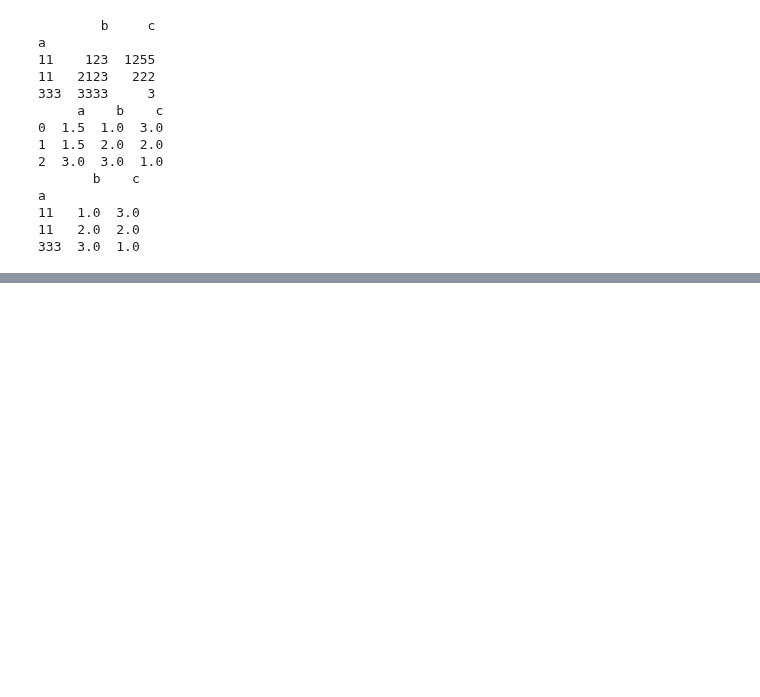
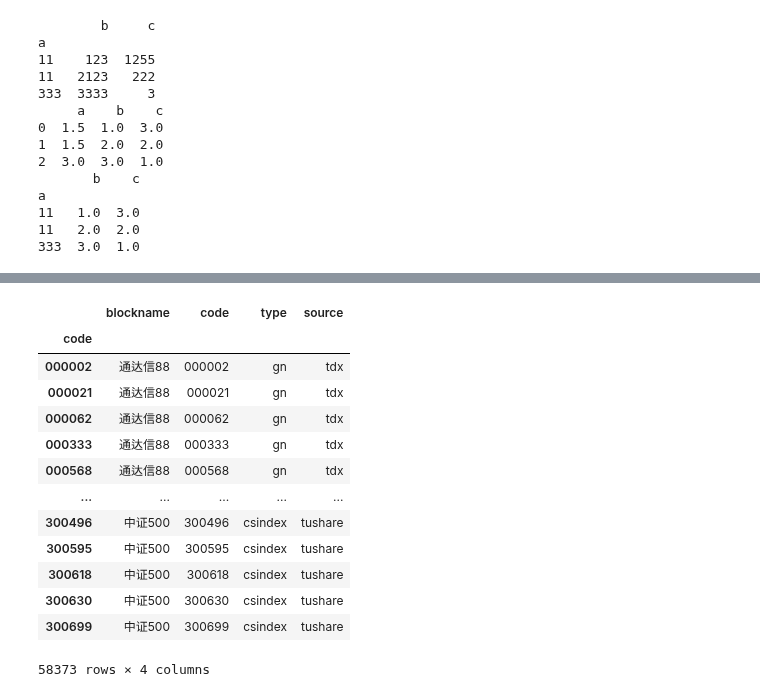
Before and after one commit to kaikai03/IndicatorLab, a Jupyter notebook: Sample_Tool.ipynb, the cells around one changed output, grey strips where cells are left out. Drawn from its saved outputs; the diff is of its cells as text; code cells hidden in the pictures; blank space fills up the shorter version.

```diff
--- a/Sample_Tool.ipynb
+++ b/Sample_Tool.ipynb
@@ -328,0 +385,4 @@ Wall time: 160 ms
+# %%
+%%time
+QA.QA_fetch_stock_block()
+# %% [output]
@@ -328,0 +390,14 @@ Wall time: 160 ms
+|  | blockname | code | type | source |
+| code |  |  |  |  |
+| 000002 | 通达信88 | 000002 | gn | tdx |
+| 000021 | 通达信88 | 000021 | gn | tdx |
+| 000062 | 通达信88 | 000062 | gn | tdx |
+| 000333 | 通达信88 | 000333 | gn | tdx |
+| 000568 | 通达信88 | 000568 | gn | tdx |
+| ... | ... | ... | ... | ... |
+| 300496 | 中证500 | 300496 | csindex | tushare |
+| 300595 | 中证500 | 300595 | csindex | tushare |
+| 300618 | 中证500 | 300618 | csindex | tushare |
+| 300630 | 中证500 | 300630 | csindex | tushare |
+| 300699 | 中证500 | 300699 | csindex | tushare |
+58373 rows × 4 columns
```
Also changed, not shown: parts of 5 cells of this notebook, 2 other files.
